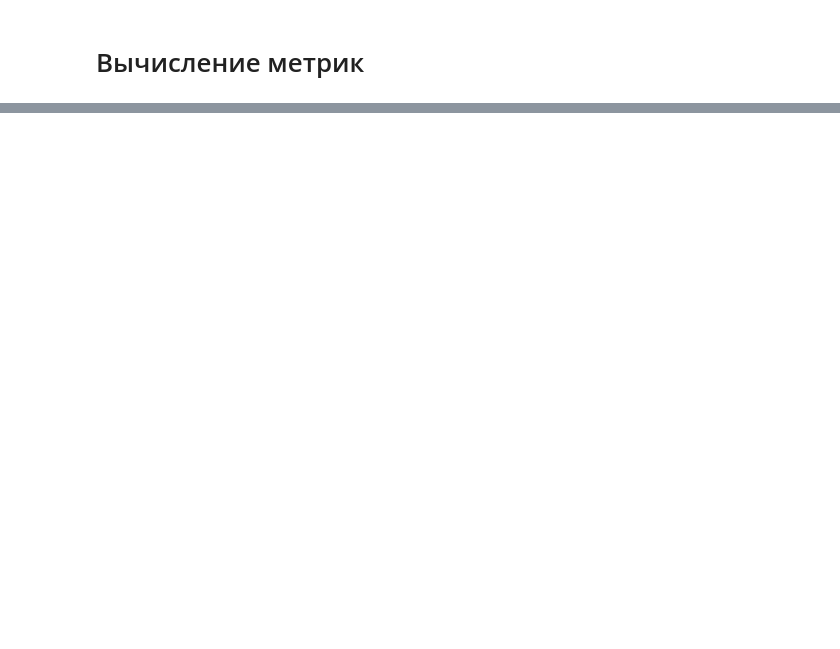
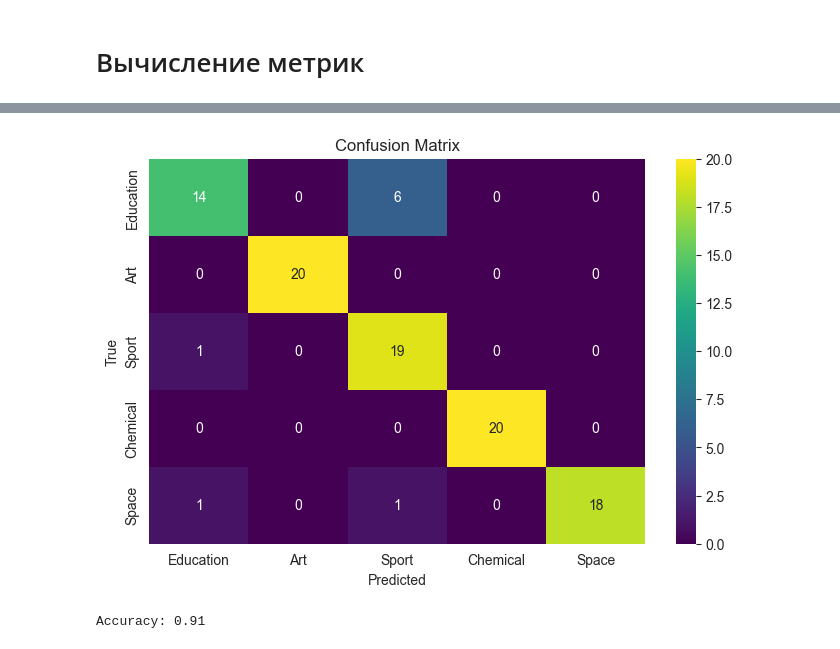
Before and after one commit to Safuanov888/Electronic_library, a Jupyter notebook: model/model.ipynb, the cells around one changed output, grey strips where cells are left out. Cells and saved outputs as stored; diff of their text form; code cells hidden in the pictures; blank space fills up the shorter version.

```diff
--- a/model/model.ipynb
+++ b/model/model.ipynb
@@ -283,3 +283,5 @@ execution_time = end_time - start_time
 print(f"Код выполнялся {execution_time:.4f} секунд")
 # %% [markdown]
 ## Загрузка предсказаний с Kaggle
+# %%
+preds = pd.read_csv('preds.csv').drop('Unnamed: 0', axis=1)
@@ -287,0 +312,4 @@ print(f"Код выполнялся {execution_time:.4f} секунд")
+# %%
+y_true = 20 * ['Education'] + 20 * ['Art'] + 20 * ['Sport'] + 20 * ['Chemical'] + 20 * ['Space']
+predictions = pd.concat([preds['Education'], preds['Art'], preds['Sport'], preds['Chemical'], preds['Space']], ignore_index=True)
+print(classification_report(y_true, predictions))
@@ -287,0 +328,18 @@ print(f"Код выполнялся {execution_time:.4f} секунд")
+# %%
+plt.figure(figsize=(8, 5))
+
+cm = confusion_matrix(y_true, predictions, labels=['Education', 'Art', 'Sport', 'Chemical', 'Space'])
+sns.heatmap(cm, annot=True, fmt='d', cmap='viridis',
+            xticklabels=preds.columns,
+            yticklabels=preds.columns
+)
+plt.xlabel('Predicted')
+plt.ylabel('True')
+plt.title('Confusion Matrix');
+# %% [output]
+[figure, added]
+# %%
+from sklearn.metrics import accuracy_score
+print(f"Accuracy: {accuracy_score(y_true, predictions):.2f}")
+# %% [output]
+Accuracy: 0.91
```
Also changed, not shown: parts of 4 cells of this notebook.
